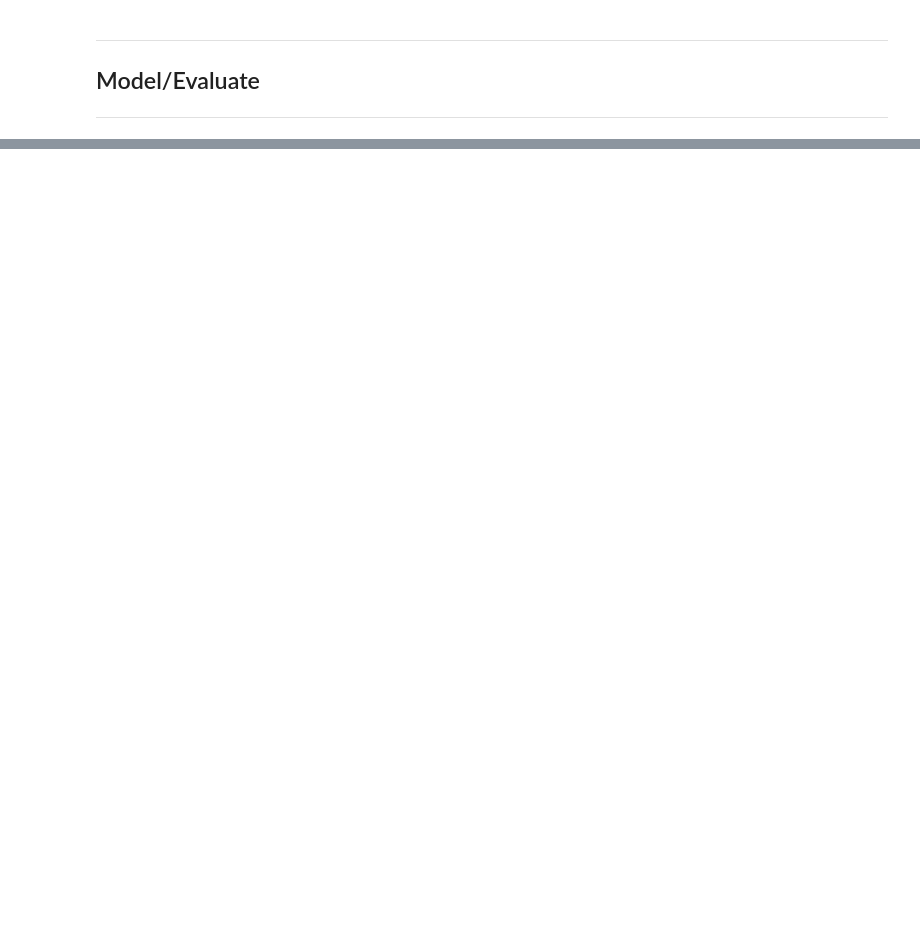
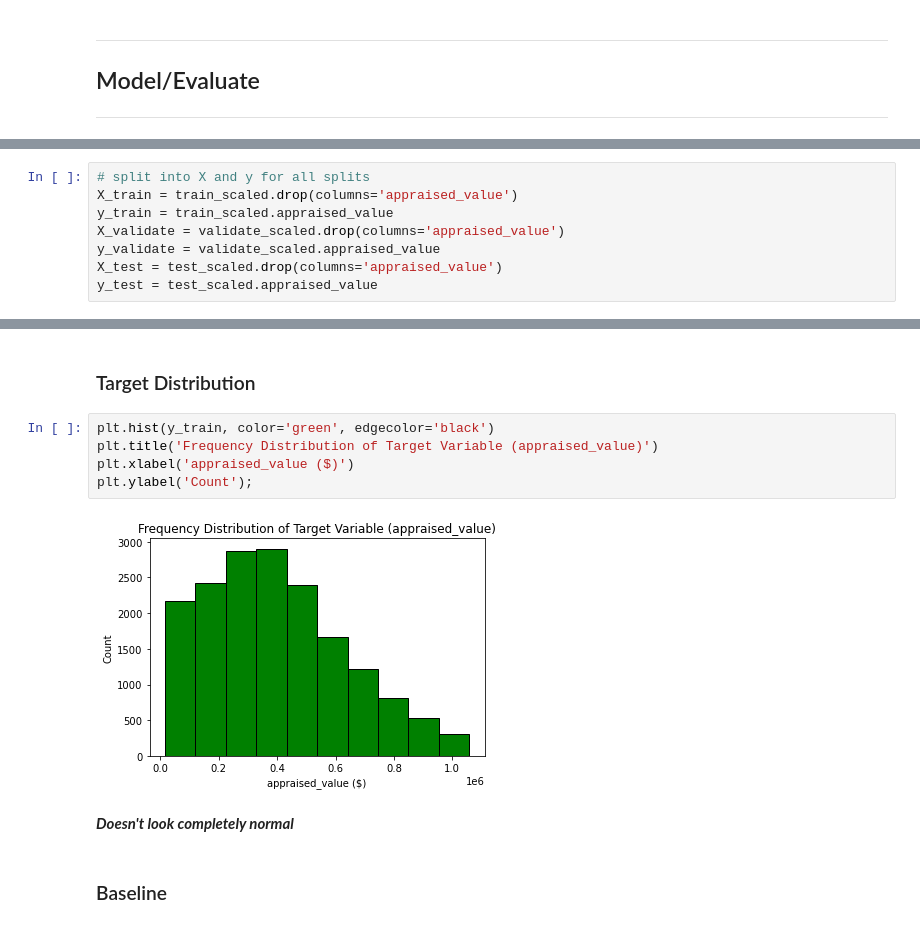
Before and after one commit to adam-talbot/regression-project, a Jupyter notebook: final_notebook.ipynb, the cells around one changed output, grey strips where cells are left out. Cells and saved outputs as stored; diff of their text form; blank space fills up the shorter version.

```diff
--- a/final_notebook.ipynb
+++ b/final_notebook.ipynb
@@ -259,0 +428,8 @@ sns.heatmap(train_explore.corr(), annot=True, cmap='Greens');
+# %%
+# split into X and y for all splits
+X_train = train_scaled.drop(columns='appraised_value')
+y_train = train_scaled.appraised_value
+X_validate = validate_scaled.drop(columns='appraised_value')
+y_validate = validate_scaled.appraised_value
+X_test = test_scaled.drop(columns='appraised_value')
+y_test = test_scaled.appraised_value
@@ -259,0 +443,13 @@ sns.heatmap(train_explore.corr(), annot=True, cmap='Greens');
+# %% [markdown]
+### Target Distribution
+# %%
+plt.hist(y_train, color='green', edgecolor='black')
+plt.title('Frequency Distribution of Target Variable (appraised_value)')
+plt.xlabel('appraised_value ($)')
+plt.ylabel('Count');
+# %% [output]
+[figure, added]
+# %% [markdown]
+***Doesn't look completely normal***
+# %% [markdown]
+### Baseline
```
Also changed, not shown: parts of 80 cells of this notebook, 5 other files.
